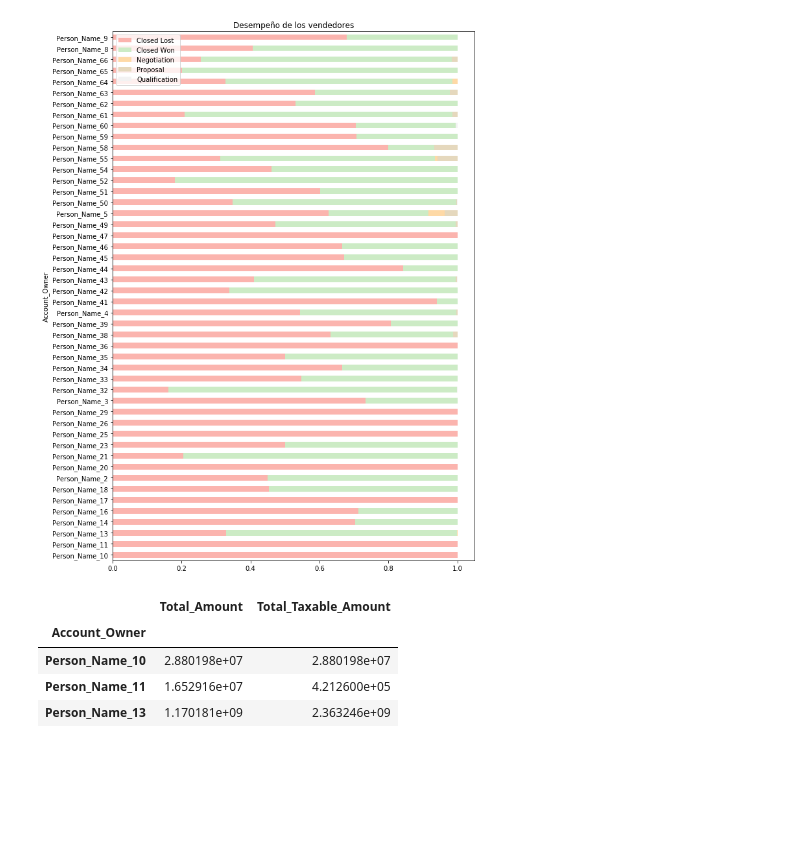
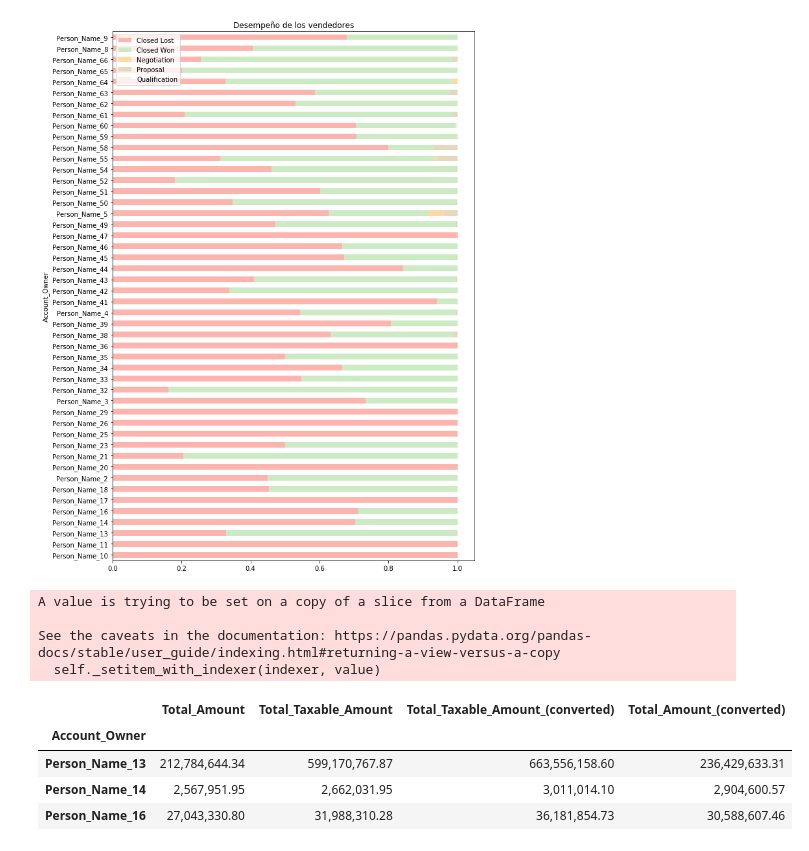
Before and after one commit to germanbc/Organizacion-de-Datos-2c2020-TP1, a Jupyter notebook: TP1-Antonella.ipynb, the cells around one changed output. Drawn from its saved outputs; the diff is of its cells as text; code cells hidden in the pictures; blank space fills up the shorter version.

Commit message:
mas vendedores

```diff
--- a/TP1-Antonella.ipynb
+++ b/TP1-Antonella.ipynb
@@ -5,6 +5,12 @@ import seaborn as sns
 import matplotlib.pyplot as plt
 #import geopandas as gpd
 import difflib
+from itertools import cycle, islice
+import datetime as datetime
+import glob
+from matplotlib import pyplot
+
+pd.options.display.float_format = '{:20,.2f}'.format # suprimimos la notacion cientifica en los outputs
 # %%
 df= pd.read_csv('Entrenamieto_ECI_2020.csv')
 df.head(5)
@@ -18,0 +40,3 @@ df.head(5)
+# %%
+for x in df.columns:
+    print (x + ',')
@@ -270,13 +324,43 @@ vendedores2.plot.barh(stacked = True, colormap='Pastel1', title='Desempeño de l
 # %% [output]
 <matplotlib.axes._subplots.AxesSubplot at 0x...>
 [figure]
+# %%
+#Para convertir todos los precios de Total_Amount de diferentes monedas a dolar, no voy a usar los precios del
+#mercado actual. Voy a utilizar la conversión que se usó en el dataset original en la columna ASP_(converted)
+toEUR = df[df.ASP_Currency=='EUR'].head(1)[['ASP_(converted)']].iloc[0,0]/df[df.ASP_Currency=='EUR'].head(1)[['ASP']].iloc[0,0]
+toAUD = df[df.ASP_Currency=='AUD'].head(1)[['ASP_(converted)']].iloc[0,0]/df[df.ASP_Currency=='AUD'].head(1)[['ASP']].iloc[0,0]
+toGBP = df[df.ASP_Currency=='GBP'].head(1)[['ASP_(converted)']].iloc[0,0]/df[df.ASP_Currency=='GBP'].head(1)[['ASP']].iloc[0,0]
+toJPY = df[['ASP_(converted)']].iloc[12,0]/df[['ASP']].iloc[12,0]
+#En el head(1) de JPY justo habia un nan. Ese numero magico 12 corresponde a la primera fila de moneda JPY con un valor valido
+# %%
+#Ahora si hago la conversion
+df['Total_Amount_(converted)']=0.0
+df['Total_Amount_(converted)'].loc[df['Total_Amount_Currency']=='EUR'] = df['Total_Amount'].apply(lambda x: x*toEUR)
+df['Total_Amount_(converted)'].loc[df['Total_Amount_Currency']=='JPY'] = df['Total_Amount'].apply(lambda x: x*toJPY)
+df['Total_Amount_(converted)'].loc[df['Total_Amount_Currency']=='AUD'] = df['Total_Amount'].apply(lambda x: x*toAUD)
+df['Total_Amount_(converted)'].loc[df['Total_Amount_Currency']=='GBP'] = df['Total_Amount'].apply(lambda x: x*toGBP)
+df['Total_Amount_(converted)'].loc[df['Total_Amount_Currency']=='USD'] = df['Total_Amount'].apply(lambda x: x)
+
+df['Total_Taxable_Amount_(converted)']=0.0
+df['Total_Taxable_Amount_(converted)'].loc[df['Total_Taxable_Amount_Currency']=='EUR'] = df['Total_Taxable_Amount'].apply(lambda x: x*toEUR)
+df['Total_Taxable_Amount_(converted)'].loc[df['Total_Taxable_Amount_Currency']=='JPY'] = df['Total_Taxable_Amount'].apply(lambda x: x*toJPY)
+df['Total_Taxable_Amount_(converted)'].loc[df['Total_Taxable_Amount_Currency']=='AUD'] = df['Total_Taxable_Amount'].apply(lambda x: x*toAUD)
+df['Total_Taxable_Amount_(converted)'].loc[df['Total_Taxable_Amount_Currency']=='GBP'] = df['Total_Taxable_Amount'].apply(lambda x: x*toGBP)
+df['Total_Taxable_Amount_(converted)'].loc[df['Total_Taxable_Amount_Currency']=='USD'] = df['Total_Taxable_Amount'].apply(lambda x: x)
+# %% [output]
+A value is trying to be set on a copy of a slice from a DataFrame
+
+See the caveats in the documentation: https://pandas.pydata.org/pandas-docs/stable/user_guide/indexing.html#returning-a-view-versus-a-copy
+  self._setitem_with_indexer(indexer, value)
 # %%
 #vendedores y el valor recaudado por cada uno de ellos
-vendedores_total_facturado = df.groupby('Account_Owner').agg({'Total_Amount': 'sum','Total_Taxable_Amount':'sum'})
+vendedores_total_facturado = df.loc[df['Stage'] == 'Closed Won']
+vendedores_total_facturado = vendedores_total_facturado.groupby('Account_Owner')\
+    .agg({'Total_Amount': 'sum','Total_Taxable_Amount':'sum', 'Total_Taxable_Amount_(converted)': 'sum','Total_Amount_(converted)': 'sum'})
 vendedores_total_facturado.head(3)
 # %% [output]
-|  | Total_Amount | Total_Taxable_Amount |
-| Account_Owner |  |  |
-| Person_Name_10 | 2.880198e+07 | 2.880198e+07 |
-| Person_Name_11 | 1.652916e+07 | 4.212600e+05 |
-| Person_Name_13 | 1.170181e+09 | 2.363246e+09 |
+|  | Total_Amount | Total_Taxable_Amount | Total_Taxable_Amount_(converted) | Total_Amount_(converted) |
+| Account_Owner |  |  |  |  |
+| Person_Name_13 | 212,784,644.34 | 599,170,767.87 | 663,556,158.60 | 236,429,633.31 |
+| Person_Name_14 | 2,567,951.95 | 2,662,031.95 | 3,011,014.10 | 2,904,600.57 |
+| Person_Name_16 | 27,043,330.80 | 31,988,310.28 | 36,181,854.73 | 30,588,607.46 |
```
Also changed, not shown: parts of 8 cells of this notebook.
